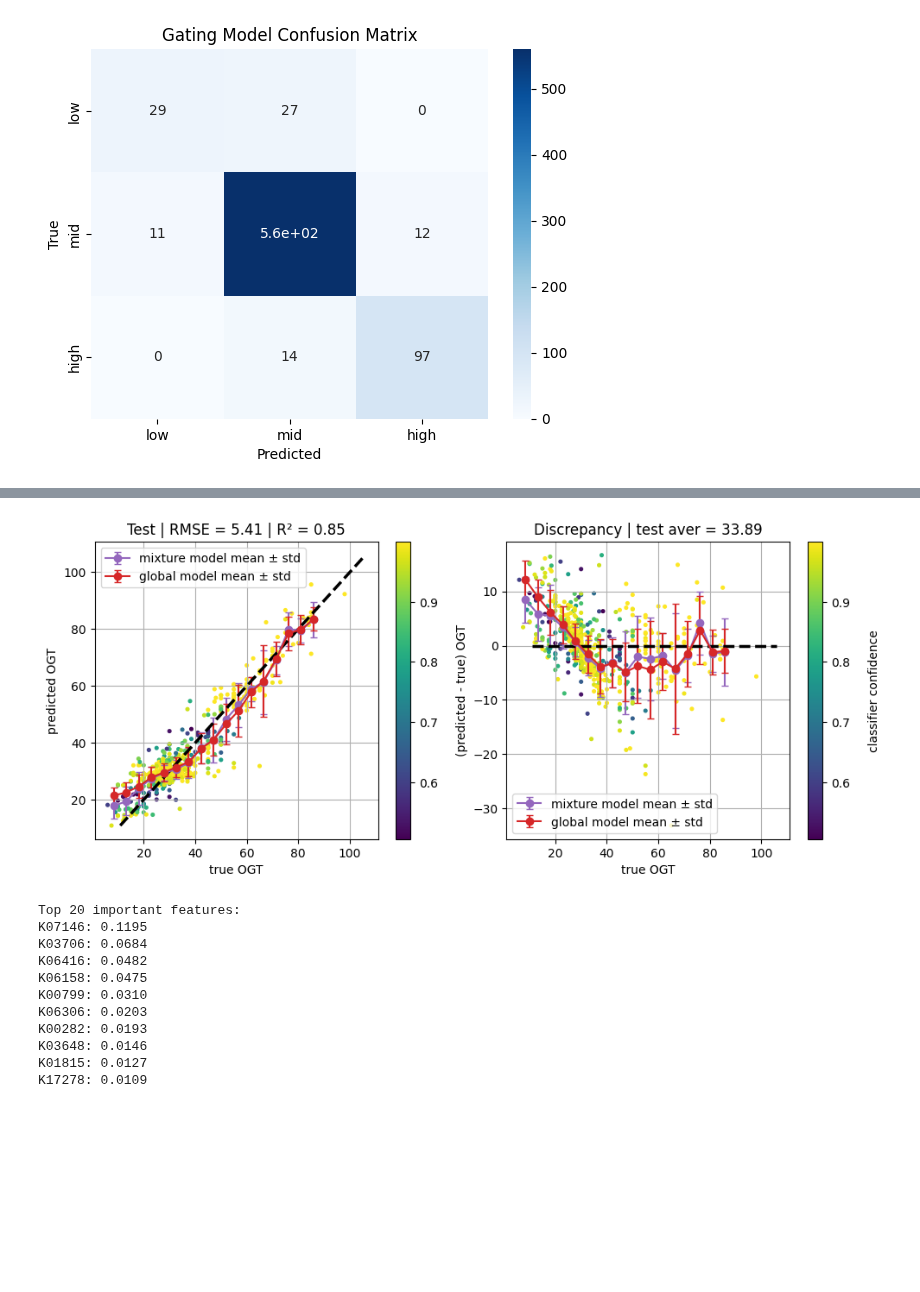
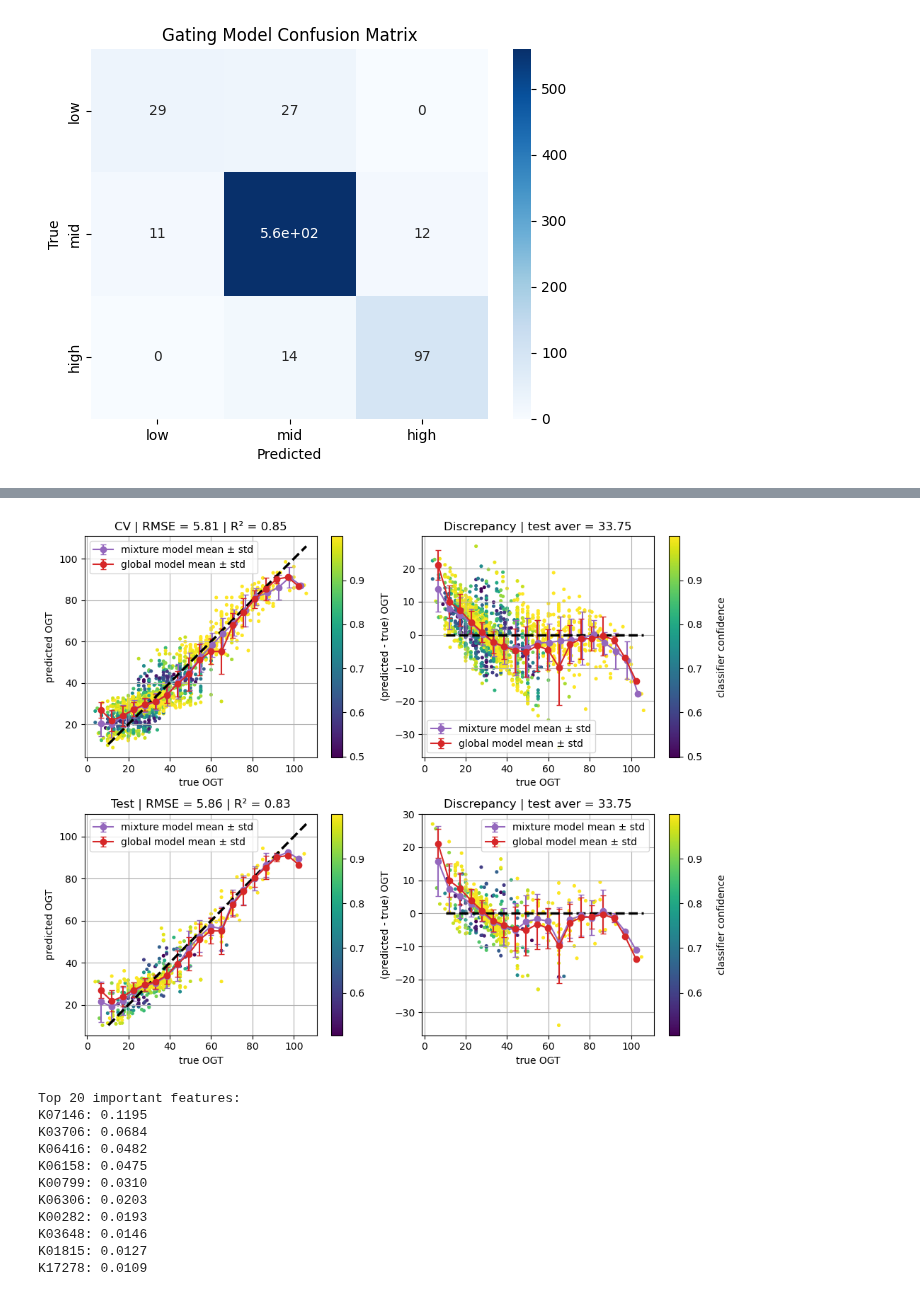
Before and after one commit to oist/gene-context, a Jupyter notebook: phenotype_prediction/jupyter_notebooks/ogt_data.ipynb, the cells around one changed output, grey strips where cells are left out. Saved outputs shown, nothing was run; the diff lists cells and outputs as text; code cells hidden in the pictures; blank space fills up the shorter version.

Commit message:
aded cv results to ogt mixture

```diff
--- a/phenotype_prediction/jupyter_notebooks/ogt_data.ipynb
+++ b/phenotype_prediction/jupyter_notebooks/ogt_data.ipynb
@@ -914,3 +1010,5 @@ def xgboost_mixture_of_experts_3_class(X_train, y_train, range_ids, sample_weigh
 # %%
 gating_model, gate_probs, final_pred = xgboost_mixture_of_experts_3_class(X_train, y_train, range_ids, sample_weights, X_test)
+# %%
+dict_res = xgboost_mixture_of_experts_3_class_cv_full(X_train, y_train, range_ids, sample_weights, X_test)
 # %%
@@ -950,7 +1057,8 @@ from utils.utils import train_xgboost, calculate_aver_std
 plt.figure(figsize=(10, 8))
 
 y_test = y_test.cpu()
-mx_prob = [max(g) for g in gate_probs]
+mx_prob_cv = [max(g) for g in dict_res["cv_gate_probs"]]
+mx_prob = [max(g) for g in dict_res["gate_probs_test"]]
 
 num_bins = 20
 min_temp = min(final_pred.squeeze())
@@ -958,6 +1066,39 @@ max_temp = max(y_true_cv.squeeze())
 
 # Cross-Validation: prediction vs actual
 plt.subplot(2, 2, 1)
+plt.scatter(dict_res["cv_true"], dict_res["cv_predictions"], marker='o', alpha = 1, c = mx_prob_cv, s=7)
+bin_centers, mean_diff, std_diff = calculate_aver_std(dict_res["cv_true"], dict_res["cv_predictions"], num_bins)
+rmse_test = np.sqrt(mean_squared_error(dict_res["cv_true"], dict_res["cv_predictions"]))
+r2_test = r2_score(dict_res["cv_true"], dict_res["cv_predictions"])
+plt.errorbar(bin_centers, mean_diff, yerr=std_diff, fmt='o-', color='tab:purple', capsize=3, label='mixture model mean ± std')
+plt.errorbar(bin_centers_cv_old, mean_diff_cv_old, yerr=std_diff_cv_old, fmt='o-', color='tab:red', capsize=3, label='global model mean ± std')
+plt.plot([min_temp,max_temp],[min_temp,max_temp], c = "black", linestyle='--', linewidth=2.5)
+plt.xlabel("true OGT")
+plt.ylabel("predicted OGT")
+plt.title(f"CV | RMSE = {rmse_test:.2f} | R² = {r2_test:.2f}")
+plt.legend()
+plt.grid(True)
+cbar = plt.colorbar()
+
+# Diff for full signal
+plt.subplot(2, 2, 2)
+y_test = y_test.cpu()
+diff =  dict_res["cv_predictions"] - dict_res["cv_true"]#[dict_res["cv_predictions"] - dict_res["cv_true"] for i in range(len(dict_res["cv_predictions"]))]
+bin_centers, mean_diff, std_diff = calculate_aver_std(dict_res["cv_true"], np.array([x.item() for x in diff]), num_bins)
+plt.scatter(dict_res["cv_true"], diff, marker='o', alpha = 1, c = mx_prob_cv, s=7, facecolor='none')
+plt.errorbar(bin_centers, mean_diff, yerr=std_diff, fmt='o-', color='tab:purple', capsize=3, label='mixture model mean ± std')
+plt.errorbar(bin_centers_test_old, mean_diff_test_old, yerr=std_diff_test_old, fmt='o-', color='tab:red', capsize=3, label='global model mean ± std')
+plt.plot([min_temp,max_temp],[0,0], c = "black", linestyle='--', linewidth=2.5)
+plt.xlabel("true OGT")
+plt.ylabel("(predicted - true) OGT")
+plt.title(f"Discrepancy | test aver = {mean_test:.2f}")
+plt.legend()
+plt.grid(True)
+cbar = plt.colorbar()
+cbar.set_label("classifier confidence", rotation=90, labelpad=15)  # vertical title
+
+# Test: prediction vs actual
+plt.subplot(2, 2, 3)
 plt.scatter(y_test.cpu(), final_pred, marker='o', alpha = 1, c = mx_prob, s=7)
 bin_centers, mean_diff, std_diff = calculate_aver_std(y_test.squeeze(), final_pred, num_bins)
 rmse_test = np.sqrt(mean_squared_error(y_test.squeeze(), final_pred))
@@ -968,35 +1109,35 @@ plt.plot([min_temp,max_temp],[min_temp,max_temp], c = "black", linestyle='--', l
 plt.xlabel("true OGT")
 plt.ylabel("predicted OGT")
 plt.title(f"Test | RMSE = {rmse_test:.2f} | R² = {r2_test:.2f}")
 plt.legend()
 plt.grid(True)
 cbar = plt.colorbar()
 
 # Diff for full signal
-plt.subplot(2, 2, 2)
+plt.subplot(2, 2, 4)
 y_test = y_test.cpu()
 diff = [final_pred[i] - y_test[i] for i in range(len(final_pred))]
 bin_centers, mean_diff, std_diff = calculate_aver_std(y_test.squeeze(), np.array([x.item() for x in diff]), num_bins)
 plt.scatter(y_test.cpu(), diff, marker='o', alpha = 1, c = mx_prob, s=7, facecolor='none')
 plt.errorbar(bin_centers, mean_diff, yerr=std_diff, fmt='o-', color='tab:purple', capsize=3, label='mixture model mean ± std')
 plt.errorbar(bin_centers_test_old, mean_diff_test_old, yerr=std_diff_test_old, fmt='o-', color='tab:red', capsize=3, label='global model mean ± std')
 plt.plot([min_temp,max_temp],[0,0], c = "black", linestyle='--', linewidth=2.5)
 plt.xlabel("true OGT")
 plt.ylabel("(predicted - true) OGT")
 plt.title(f"Discrepancy | test aver = {mean_test:.2f}")
 plt.legend()
 plt.grid(True)
 cbar = plt.colorbar()
 cbar.set_label("classifier confidence", rotation=90, labelpad=15)  # vertical title
 
 
 
 # Display the plots
 plt.tight_layout()
 plt.savefig(f"{OUTPUT_DIRECTORY}/mixture_of_experts_3_class.pdf", format="pdf")
 plt.show()
 # %% [output]
-[figure, old version]
+[figure, new version]
 # %%
 import matplotlib.pyplot as plt
 import xgboost as xgb
```
Also changed, not shown: parts of 21 cells of this notebook, 1 other file.
